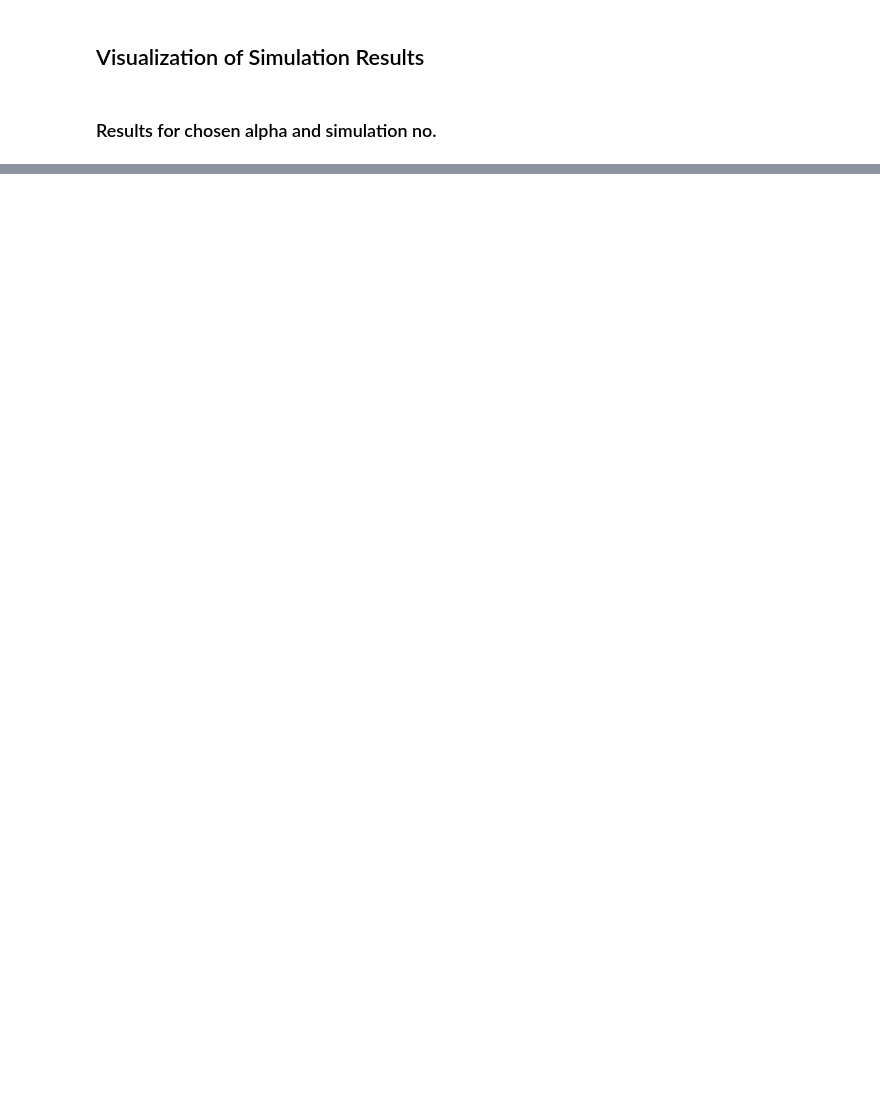
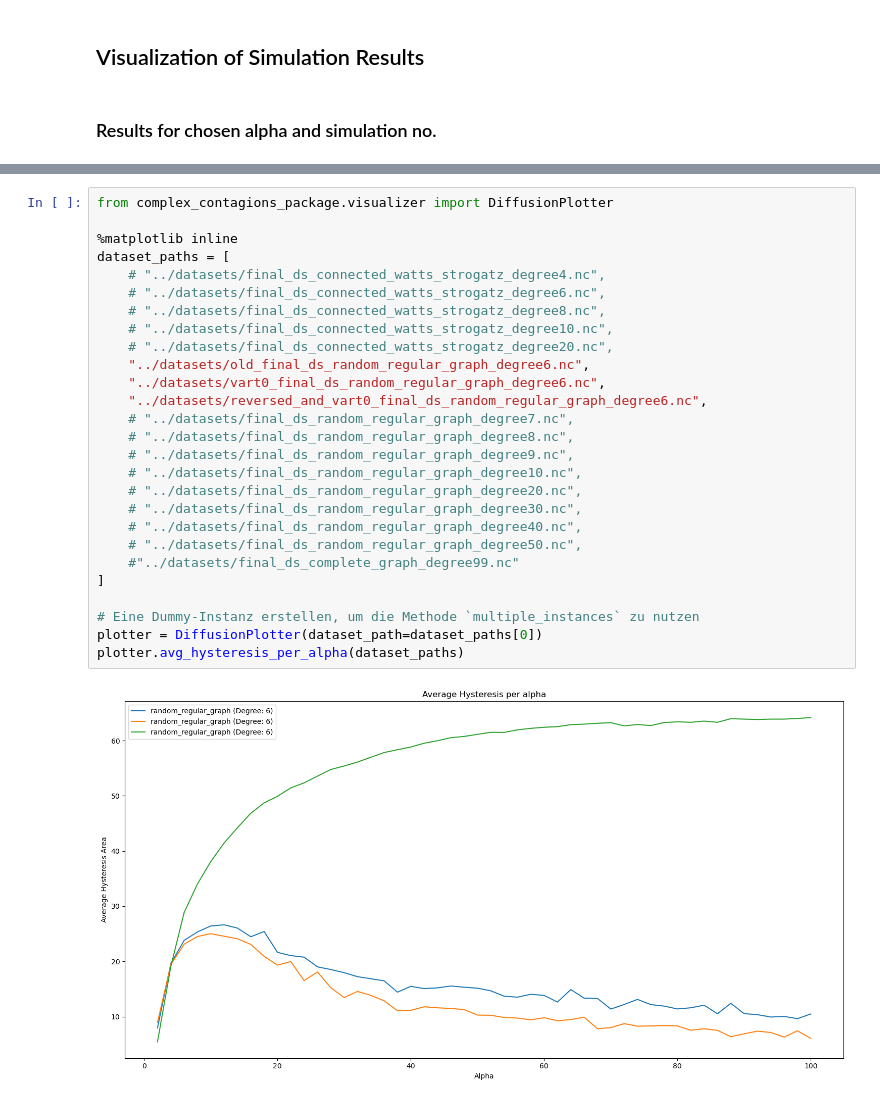
Before and after one commit to Leo1898/complex_contagions_package, a Jupyter notebook: notebooks/visualization.ipynb, the cells around one changed output, grey strips where cells are left out. Saved outputs shown, nothing was run; the diff lists cells and outputs as text; blank space fills up the shorter version.

```diff
--- a/notebooks/visualization.ipynb
+++ b/notebooks/visualization.ipynb
@@ -45,0 +70,29 @@ plotter.hysteresis_boxplot()
+# %%
+from complex_contagions_package.visualizer import DiffusionPlotter
+
+%matplotlib inline
+dataset_paths = [
+    # "../datasets/final_ds_connected_watts_strogatz_degree4.nc",
+    # "../datasets/final_ds_connected_watts_strogatz_degree6.nc",
+    # "../datasets/final_ds_connected_watts_strogatz_degree8.nc",
+    # "../datasets/final_ds_connected_watts_strogatz_degree10.nc",
+    # "../datasets/final_ds_connected_watts_strogatz_degree20.nc",
+    "../datasets/old_final_ds_random_regular_graph_degree6.nc",
+    "../datasets/vart0_final_ds_random_regular_graph_degree6.nc",
+    "../datasets/reversed_and_vart0_final_ds_random_regular_graph_degree6.nc",
+    # "../datasets/final_ds_random_regular_graph_degree7.nc",
+    # "../datasets/final_ds_random_regular_graph_degree8.nc",
+    # "../datasets/final_ds_random_regular_graph_degree9.nc",
+    # "../datasets/final_ds_random_regular_graph_degree10.nc",
+    # "../datasets/final_ds_random_regular_graph_degree20.nc",
+    # "../datasets/final_ds_random_regular_graph_degree30.nc",
+    # "../datasets/final_ds_random_regular_graph_degree40.nc",
+    # "../datasets/final_ds_random_regular_graph_degree50.nc",
+    #"../datasets/final_ds_complete_graph_degree99.nc"
+]
+
+# Eine Dummy-Instanz erstellen, um die Methode `multiple_instances` zu nutzen
+plotter = DiffusionPlotter(dataset_path=dataset_paths[0])
+plotter.avg_hysteresis_per_alpha(dataset_paths)
+# %% [output]
+[figure, added]
```
Also changed, not shown: parts of 17 cells of this notebook, 14 other files.
